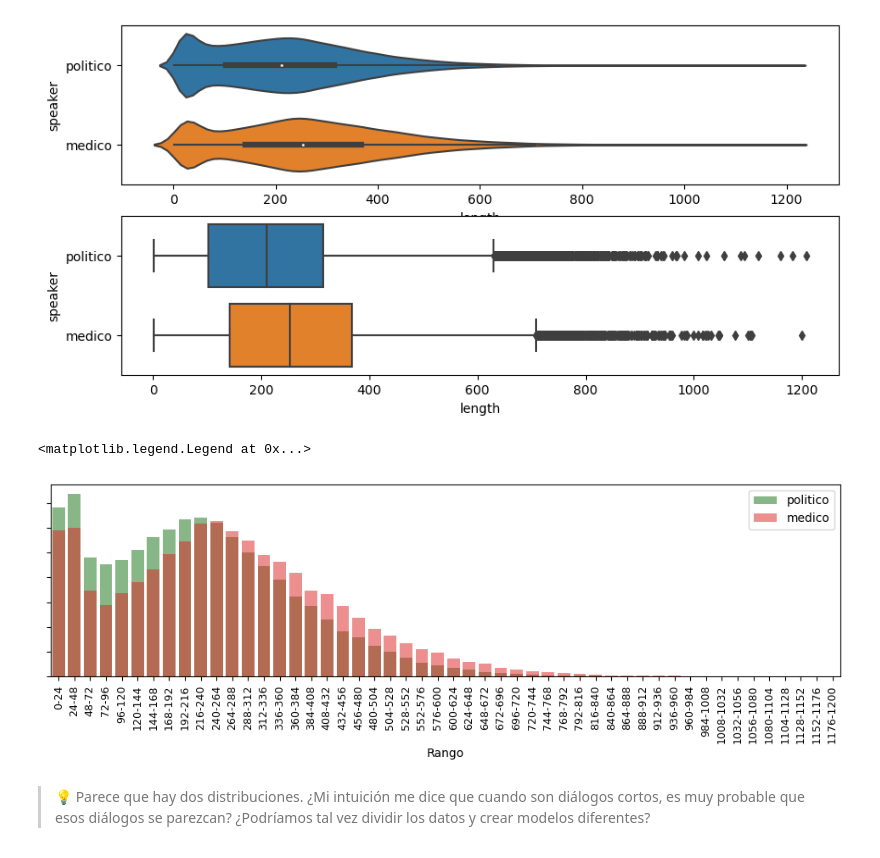
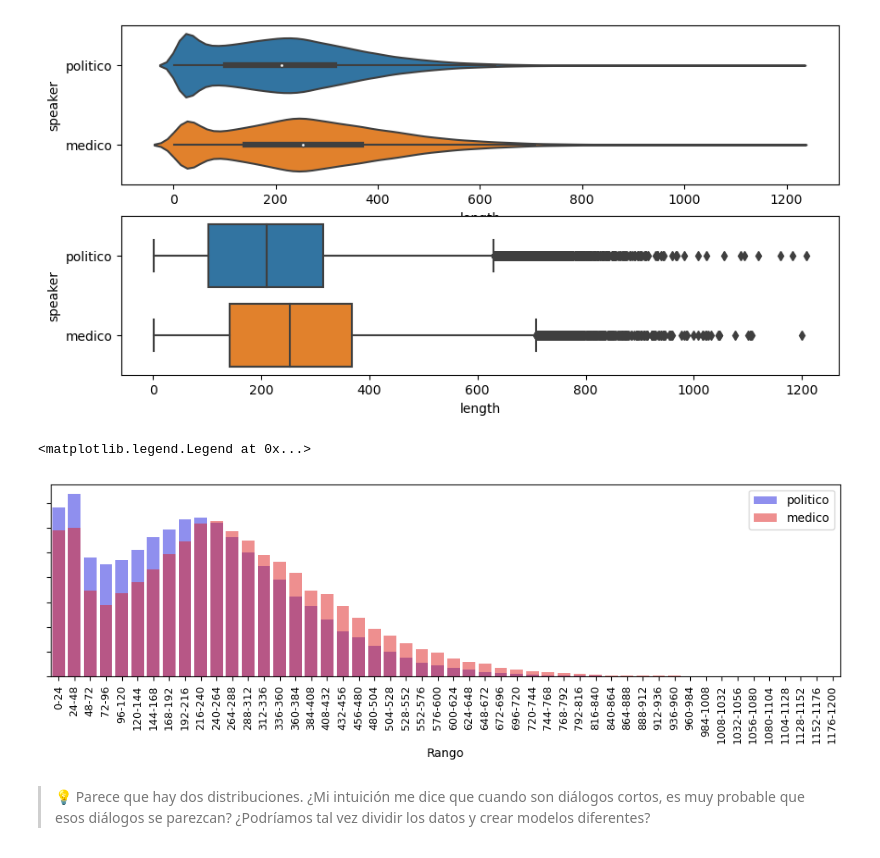
Before and after one commit to dchaconoca/bc-data-science, a Jupyter notebook: Machine learning/cf-ml-main/quien-esta-hablando/quien-esta-hablando-complete-Copy2.ipynb, the cells around one changed output. Drawn from its saved outputs; the diff is of its cells as text; code cells hidden in the pictures.

```diff
--- a/Machine learning/cf-ml-main/quien-esta-hablando/quien-esta-hablando-complete-Copy2.ipynb
+++ b/Machine learning/cf-ml-main/quien-esta-hablando/quien-esta-hablando-complete-Copy2.ipynb
@@ -94,20 +94,20 @@ sns.boxplot(y="speaker" , x="length", data=dialog_lenghts, ax=ax2)
 # %%
 fig = plt.figure(dpi=100, figsize=(12, 3))
 ax = fig.gca()
 
 
-for label, color in [("politico", "green"), ("medico", "red")]:
+for label, color in [("politico", "blue"), ("medico", "red")]:
     lengths = dialog_lenghts[dialog_lenghts["speaker"] == label]
     values, bins = np.histogram(lengths["length"], range=(0, 1200), bins=50)
     y = (bins[1:] + bins[:-1]) / 2
     sns.barplot(x=y, y=values/ len(lengths), label=label, color= color, ax=ax, alpha=0.5 )
 ax.set_xticklabels([f"{int(_y)}-{int(_x)}" for _x,_y in zip(bins[1:], bins[:-1])], rotation=90, fontsize=9)
 ax.set_yticklabels([])
 ax.set_xlabel("Rango")
 ax.legend()
 # %% [output]
 <matplotlib.legend.Legend at 0x...>
-[figure, old version]
+[figure, new version]
 # %% [markdown]
  > 💡 Parece que hay dos distribuciones. ¿Mi intuición me dice que cuando son diálogos cortos, es muy probable que esos diálogos se parezcan? ¿Podríamos tal vez dividir los datos y crear modelos diferentes?
 # %% [markdown]
```
Also changed, not shown: 1 other file.
